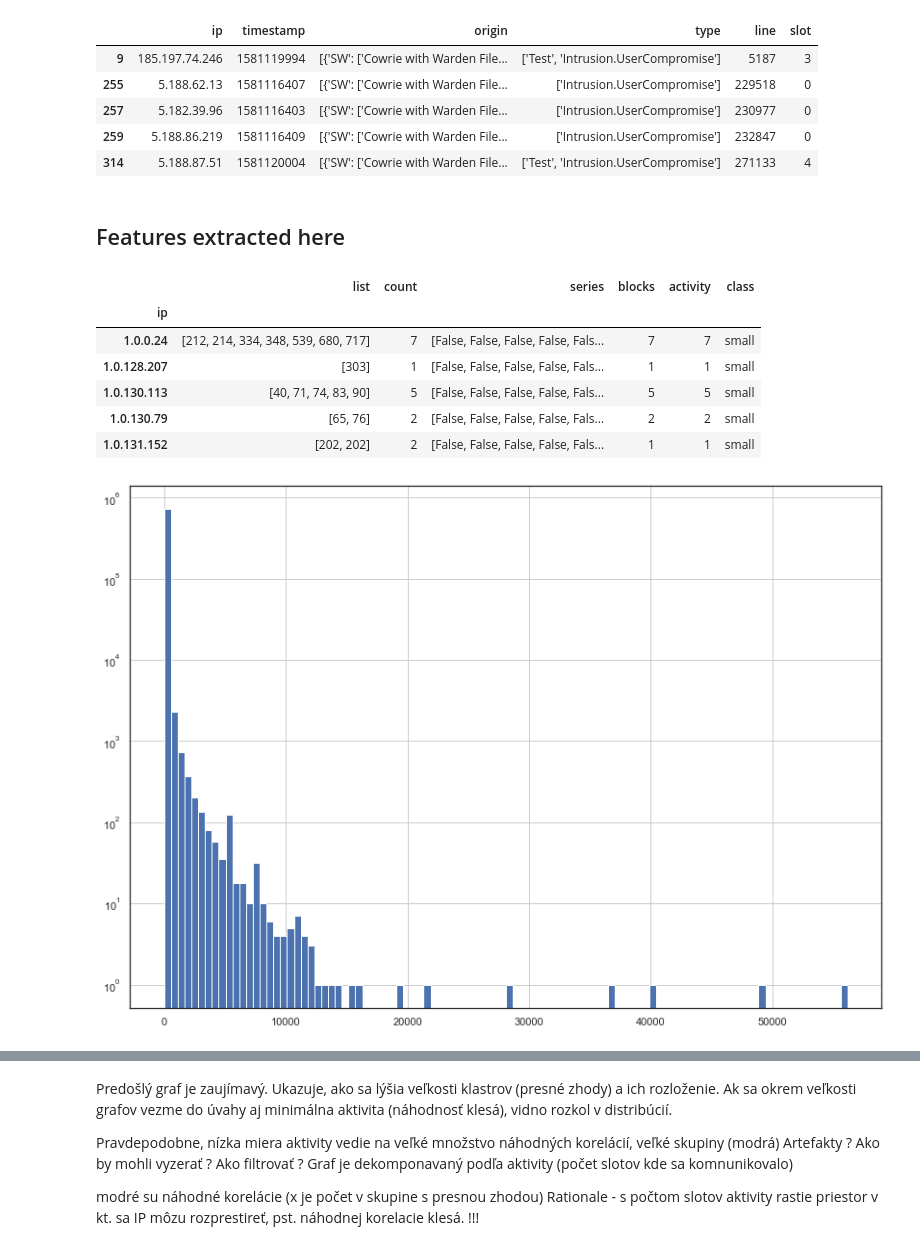
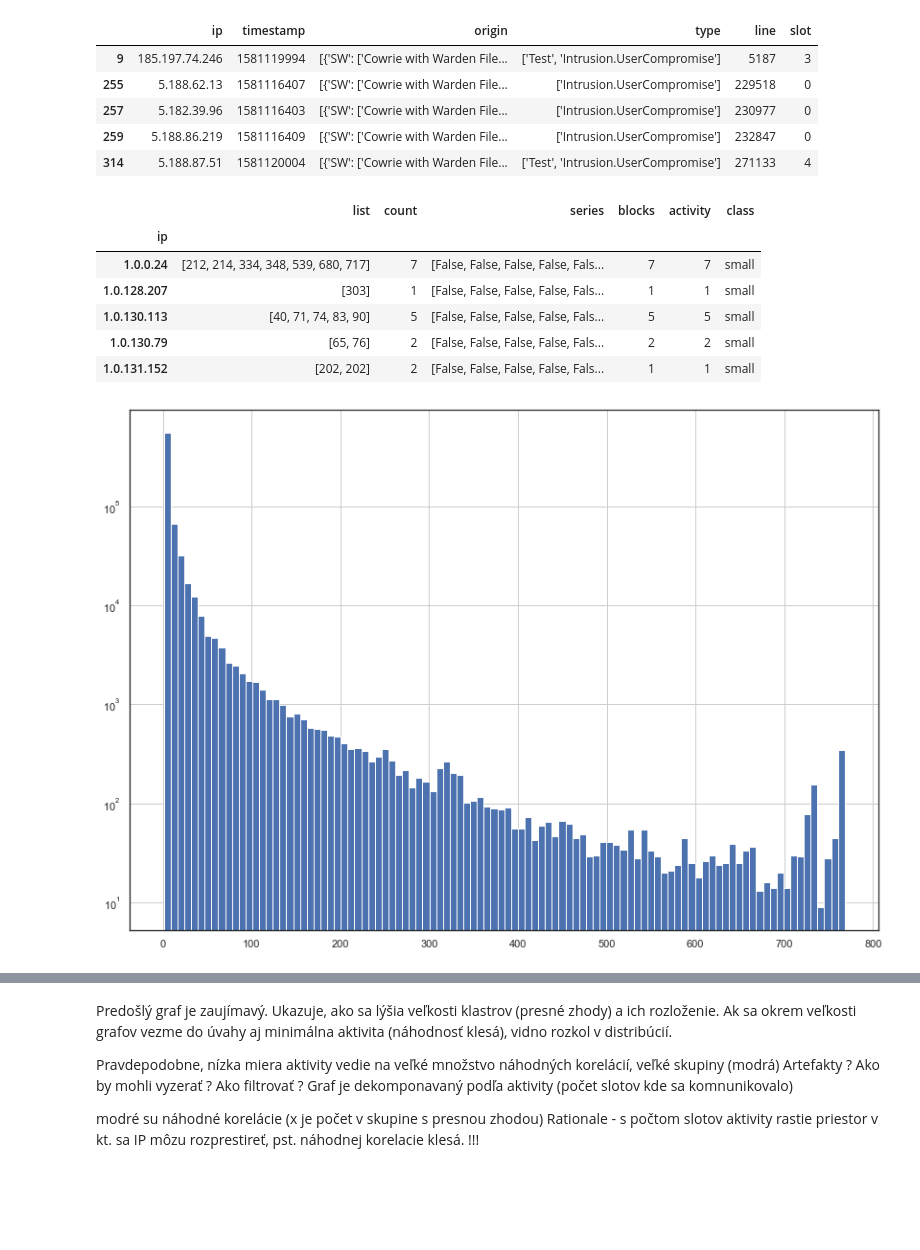
Before and after one commit to CESNET/SECT, a Jupyter notebook: notebooks/experiments/distibutable_clustering.ipynb, the cells around one changed output, grey strips where cells are left out. Cells and saved outputs as stored; diff of their text form; code cells hidden in the pictures; blank space fills up the shorter version.

```diff
--- a/notebooks/experiments/distibutable_clustering.ipynb
+++ b/notebooks/experiments/distibutable_clustering.ipynb
@@ -60,40 +60,35 @@ df.head()
 | 257 | 5.182.39.96 | 1581116403 | [{'SW': ['Cowrie with Warden File... | ['Intrusion.UserCompromise'] | 230977 | 0 |
 | 259 | 5.188.86.219 | 1581116409 | [{'SW': ['Cowrie with Warden File... | ['Intrusion.UserCompromise'] | 232847 | 0 |
 | 314 | 5.188.87.51 | 1581120004 | [{'SW': ['Cowrie with Warden File... | ['Test', 'Intrusion.UserCompromise'] | 271133 | 4 |
-# %% [markdown]
-## Features extracted here
 # %%
 dfip = pd.DataFrame()
-dfip['list'] = df.groupby('ip')['slot'].agg(lambda x: (list(x))) # List of all time slots IP communicated in, with duplicity
+dfip['list'] = df.groupby('ip')['slot'].agg(lambda x: (list(x)))
 
-dfip['count'] = dfip.list.apply(list.__len__) # count of eventf for IP
+dfip['count'] = dfip.list.apply(list.__len__)
 
-dfip['series'] = dfip.list.apply(get_bin_series, args=[np.ceil((days*24*3600)/aggr)]) # as list, but in form of binary vector
-dfip['blocks'] = dfip.series.apply(count_blocks) # number of continuous trute values in series vector (we favor more segmented)
-dfip['activity'] = dfip.series.apply(np.sum) # number of slots in wich events where detected
+dfip['list'] = df.groupby('ip')['slot'].agg(lambda x: list(x))
+dfip['series'] = dfip.list.apply(get_bin_series, args=[np.ceil((days*24*3600)/aggr)])
+dfip['blocks'] = dfip.series.apply(count_blocks)
+dfip['activity'] = dfip.series.apply(np.sum)
+# %% [output]
+|  | list | count | series | blocks | activity | class |
+| ip |  |  |  |  |  |  |
+| 1.0.0.24 | [212, 214, 334, 348, 539, 680, 717] | 7 | [False, False, False, False, Fals... | 7 | 7 | small |
+| 1.0.128.207 | [303] | 1 | [False, False, False, False, Fals... | 1 | 1 | small |
+| 1.0.130.113 | [40, 71, 74, 83, 90] | 5 | [False, False, False, False, Fals... | 5 | 5 | small |
+| 1.0.130.79 | [65, 76] | 2 | [False, False, False, False, Fals... | 2 | 2 | small |
+| 1.0.131.152 | [202, 202] | 2 | [False, False, False, False, Fals... | 1 | 1 | small |
 # %%
 #mark separate classes
+dfip['class'] = dfip.activity.apply(lambda x: 'small' if x < thresh else 'too much' if x > 0.7*np.ceil((days*24*3600)/aggr) else 'good')
 
-dfip['class'] = dfip['activity'].apply(lambda x: 'small' if x < act_threshold
-                                    else 'too much' if x > 0.7*np.ceil((days*24*3600)/aggr)
-                                    else 'good')
-
-dfip['class'] = dfip['count'].apply(lambda x: 'small' if x < days
-                                    else 'too much' if x > days*1000
-                                    else 'good')
-
-dfip['count'].hist(bins=100)
-plt.yscale('log')
 dfip.head()
-# %% [output]
-|  | list | count | series | blocks | activity | class |
-| ip |  |  |  |  |  |  |
-| 1.0.0.24 | [212, 214, 334, 348, 539, 680, 717] | 7 | [False, False, False, False, Fals... | 7 | 7 | small |
-| 1.0.128.207 | [303] | 1 | [False, False, False, False, Fals... | 1 | 1 | small |
-| 1.0.130.113 | [40, 71, 74, 83, 90] | 5 | [False, False, False, False, Fals... | 5 | 5 | small |
-| 1.0.130.79 | [65, 76] | 2 | [False, False, False, False, Fals... | 2 | 2 | small |
-| 1.0.131.152 | [202, 202] | 2 | [False, False, False, False, Fals... | 1 | 1 | small |
-[figure, removed]
+# %%
+
+dfip.activity.hist(bins=100)
+plt.yscale('log')
+# %% [output]
+[figure, added]
 # %%
 plt.hist([dfip.loc[dfip['class']==x,"activity"] for x in ['small','good','too much']], bins=30)
 plt.yscale('log')
```
Also changed, not shown: parts of 17 cells of this notebook, 2 other files.
